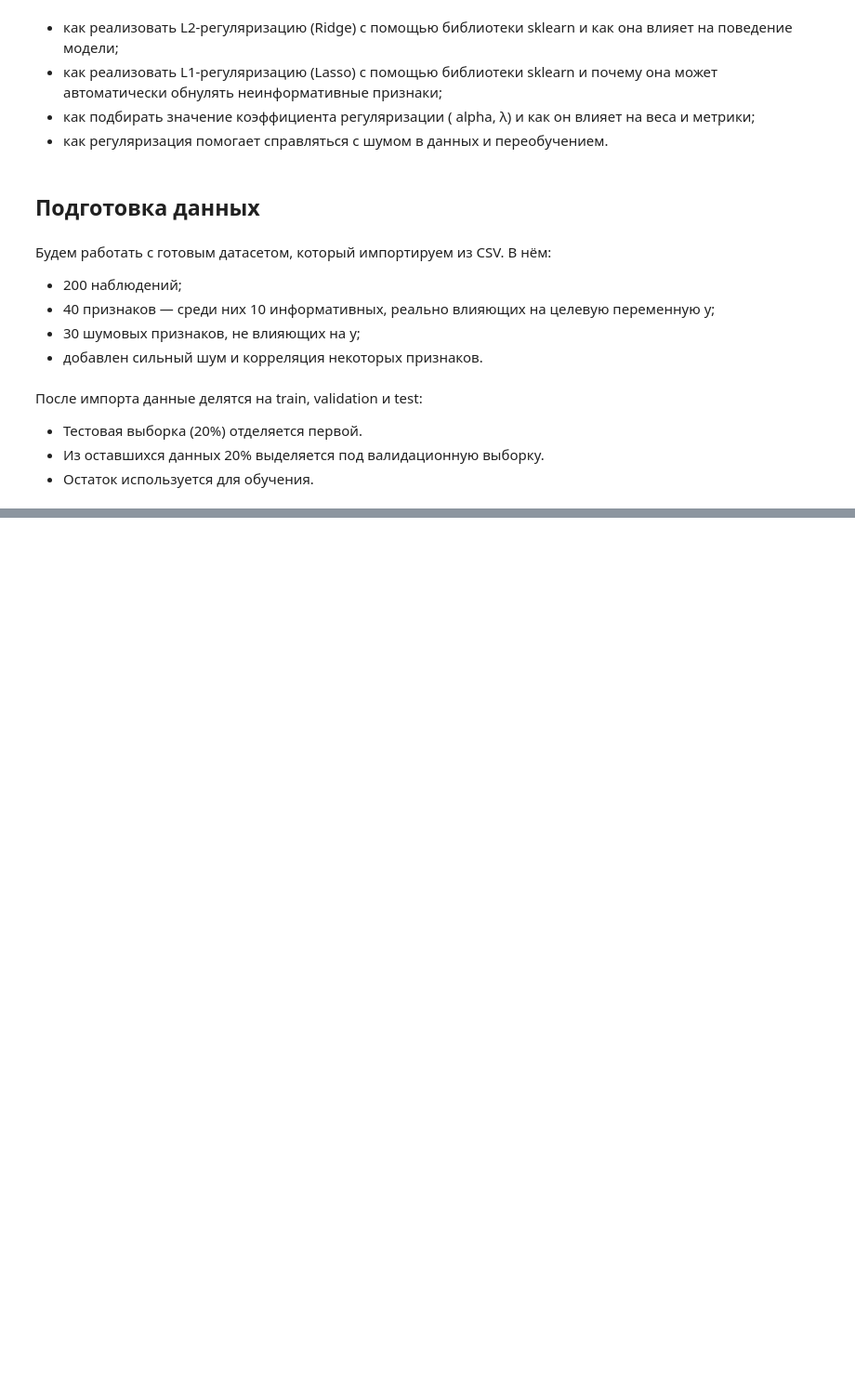
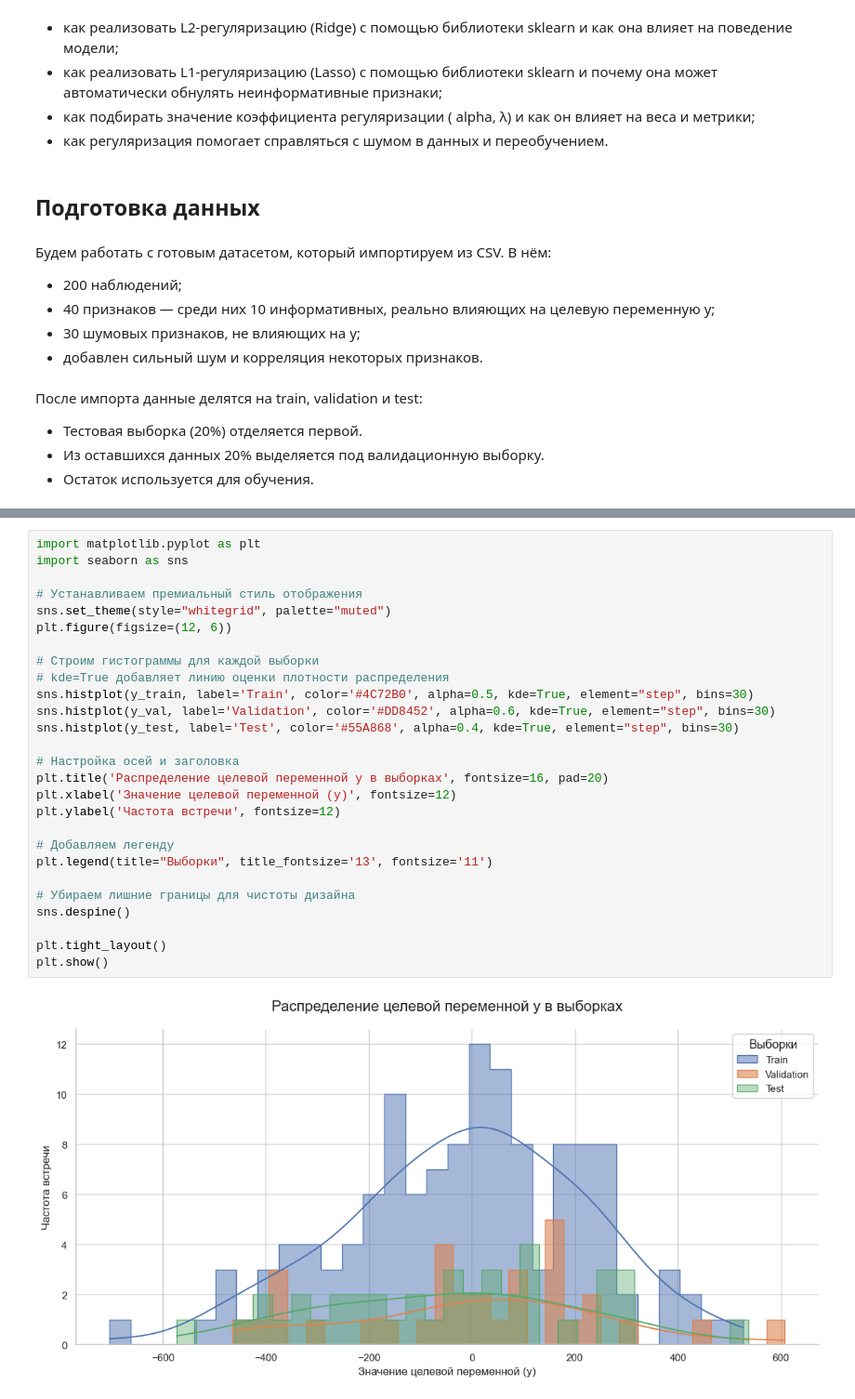
Before and after one commit to Beefeater84/yandex-practicum-data-scientist, a Jupyter notebook: sprint-13/notebooks/Regularization.ipynb, the cells around one changed output, grey strips where cells are left out. Shown at 93% size. Drawn from its saved outputs; the diff is of its cells as text; blank space fills up the shorter version.

Commit message:
feat: Add notebook for studying regularization in scikit-learn, including data preparation and true coefficients.

```diff
--- a/sprint-13/notebooks/Regularization.ipynb
+++ b/sprint-13/notebooks/Regularization.ipynb
@@ -50,0 +94,29 @@ ModuleNotFoundError: No module named 'sklearn'
+# %%
+import matplotlib.pyplot as plt
+import seaborn as sns
+
+# Устанавливаем премиальный стиль отображения
+sns.set_theme(style="whitegrid", palette="muted")
+plt.figure(figsize=(12, 6))
+
+# Строим гистограммы для каждой выборки
+# kde=True добавляет линию оценки плотности распределения
+sns.histplot(y_train, label='Train', color='#4C72B0', alpha=0.5, kde=True, element="step", bins=30)
+sns.histplot(y_val, label='Validation', color='#DD8452', alpha=0.6, kde=True, element="step", bins=30)
+sns.histplot(y_test, label='Test', color='#55A868', alpha=0.4, kde=True, element="step", bins=30)
+
+# Настройка осей и заголовка
+plt.title('Распределение целевой переменной y в выборках', fontsize=16, pad=20)
+plt.xlabel('Значение целевой переменной (y)', fontsize=12)
+plt.ylabel('Частота встречи', fontsize=12)
+
+# Добавляем легенду
+plt.legend(title="Выборки", title_fontsize='13', fontsize='11')
+
+# Убираем лишние границы для чистоты дизайна
+sns.despine()
+
+plt.tight_layout()
+plt.show()
+# %% [output]
+[figure, added]
```
Also changed, not shown: parts of 17 cells of this notebook, 1 other file.
